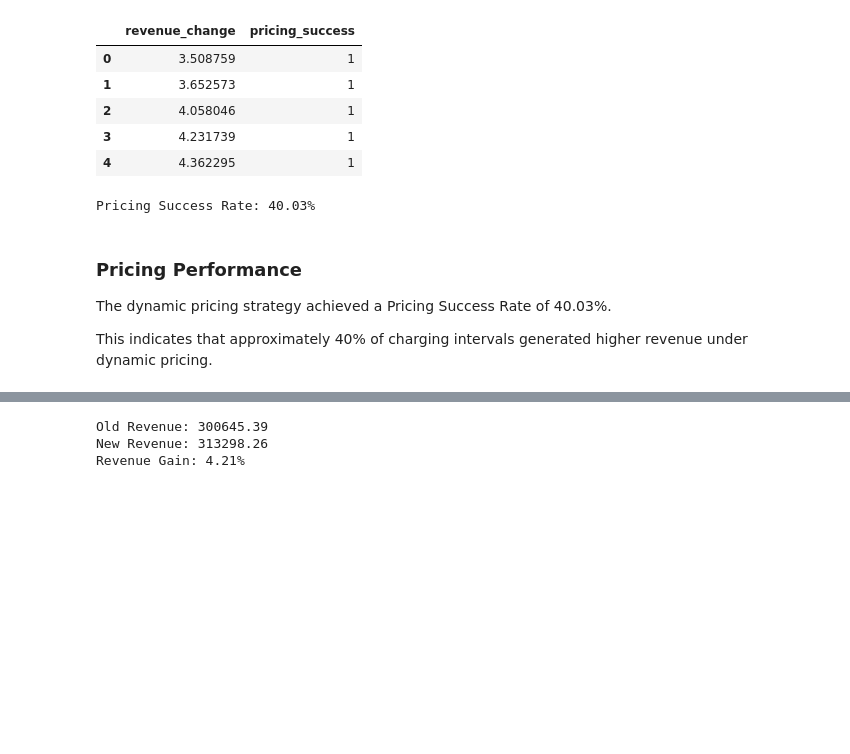
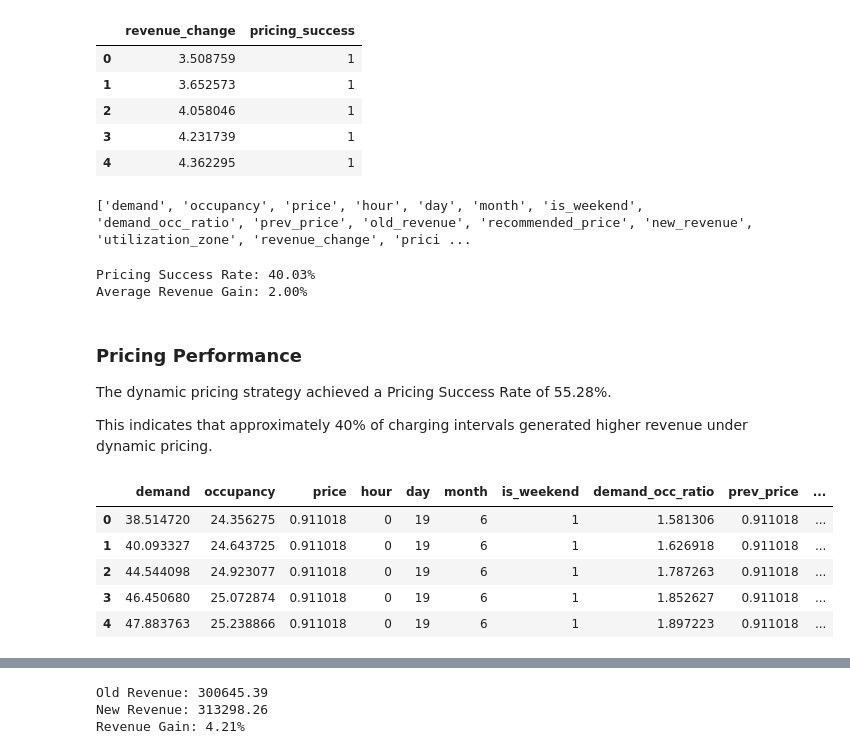
Before and after one commit to Kingdarklord15/EV_Dynamic_Pricing, a Jupyter notebook: 05_Monitoring_Learning_Agent.ipynb, the cells around one changed output, grey strips where cells are left out. Drawn from its saved outputs; the diff is of its cells as text; code cells hidden in the pictures; blank space fills up the shorter version.

```diff
--- a/05_Monitoring_Learning_Agent.ipynb
+++ b/05_Monitoring_Learning_Agent.ipynb
@@ -149,18 +170,36 @@ merged[
+# %%
+print(urban_df.columns.tolist())
+# %% [output]
+['demand', 'occupancy', 'price', 'hour', 'day', 'month', 'is_weekend', 'demand_occ_ratio', 'prev_price', 'old_revenue', 'recommended_price', 'new_revenue', 'utilization_zone', 'revenue_change', 'prici ...
 # %%
 success_rate = (
-    merged["pricing_success"]
+    urban_df["pricing_success"]
     .mean()
     * 100
 )
 
-print(
-    f"Pricing Success Rate: {success_rate:.2f}%"
+avg_revenue_gain = (
+    urban_df["revenue_gain_pct"]
+    .mean()
 )
+
+print(f"Pricing Success Rate: {success_rate:.2f}%")
+print(f"Average Revenue Gain: {avg_revenue_gain:.2f}%")
 # %% [output]
 Pricing Success Rate: 40.03%
+Average Revenue Gain: 2.00%
 # %% [markdown]
 ### Pricing Performance
 
-The dynamic pricing strategy achieved a Pricing Success Rate of 40.03%.
+The dynamic pricing strategy achieved a Pricing Success Rate of 55.28%.
 
 This indicates that approximately 40% of charging intervals generated higher revenue under dynamic pricing.
+# %%
+urban_df.head()
+# %% [output]
+|  | demand | occupancy | price | hour | day | month | is_weekend | demand_occ_ratio | prev_price | ... |
+| 0 | 38.514720 | 24.356275 | 0.911018 | 0 | 19 | 6 | 1 | 1.581306 | 0.911018 | ... |
+| 1 | 40.093327 | 24.643725 | 0.911018 | 0 | 19 | 6 | 1 | 1.626918 | 0.911018 | ... |
+| 2 | 44.544098 | 24.923077 | 0.911018 | 0 | 19 | 6 | 1 | 1.787263 | 0.911018 | ... |
+| 3 | 46.450680 | 25.072874 | 0.911018 | 0 | 19 | 6 | 1 | 1.852627 | 0.911018 | ... |
+| 4 | 47.883763 | 25.238866 | 0.911018 | 0 | 19 | 6 | 1 | 1.897223 | 0.911018 | ... |
```
Also changed, not shown: parts of 28 cells of this notebook, 6 other files.
